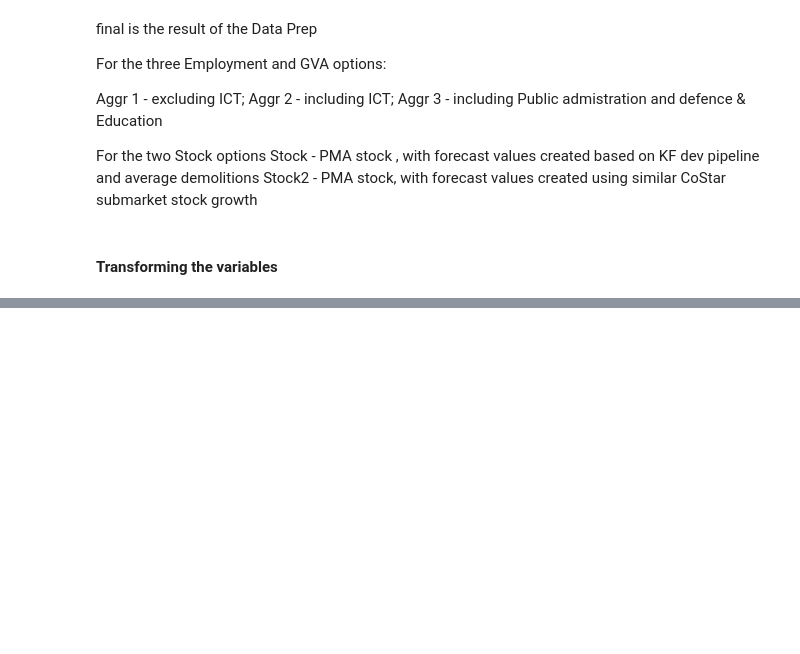
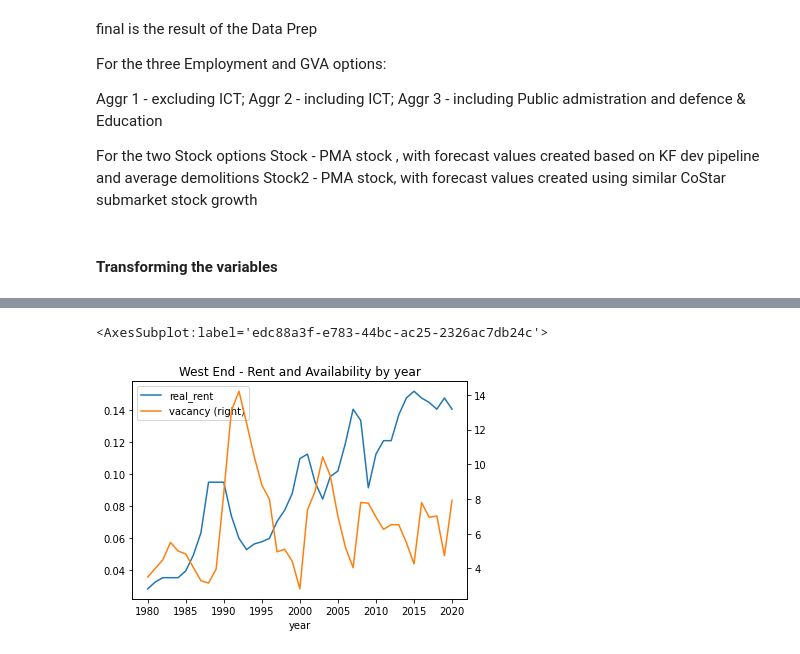
Before and after one commit to maiiasleptcova/KF-Python-projects, a Jupyter notebook: CL_office_rent_forecast.ipynb, the cells around one changed output, grey strips where cells are left out. Saved outputs shown, nothing was run; the diff lists cells and outputs as text; code cells hidden in the pictures; blank space fills up the shorter version.

```diff
--- a/CL_office_rent_forecast.ipynb
+++ b/CL_office_rent_forecast.ipynb
@@ -541 +501,9 @@ Notes:
 strong multicollinearity or other numerical problems.
+# %%
+# Plot West End
+
+rent_plot = westend.plot(x='year', y='real_rent')
+westend.plot(x='year', y='availability',secondary_y=True, ax=rent_plot, title = 'West End - Rent and Availability by year')
+# %% [output]
+<AxesSubplot:label='edc88a3f-e783-44bc-ac25-2326ac7db24c'>
+[figure, added]
```
Also changed, not shown: parts of 50 cells of this notebook.
